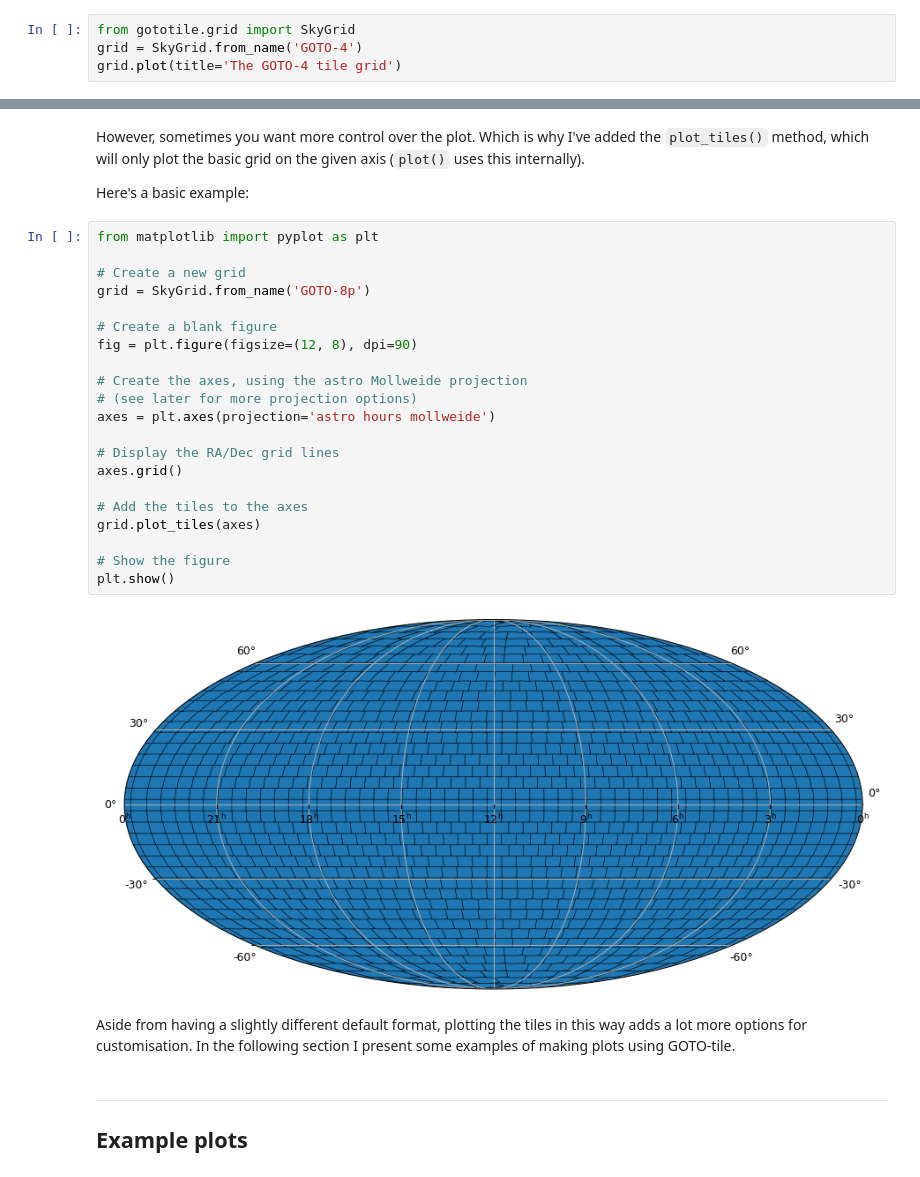
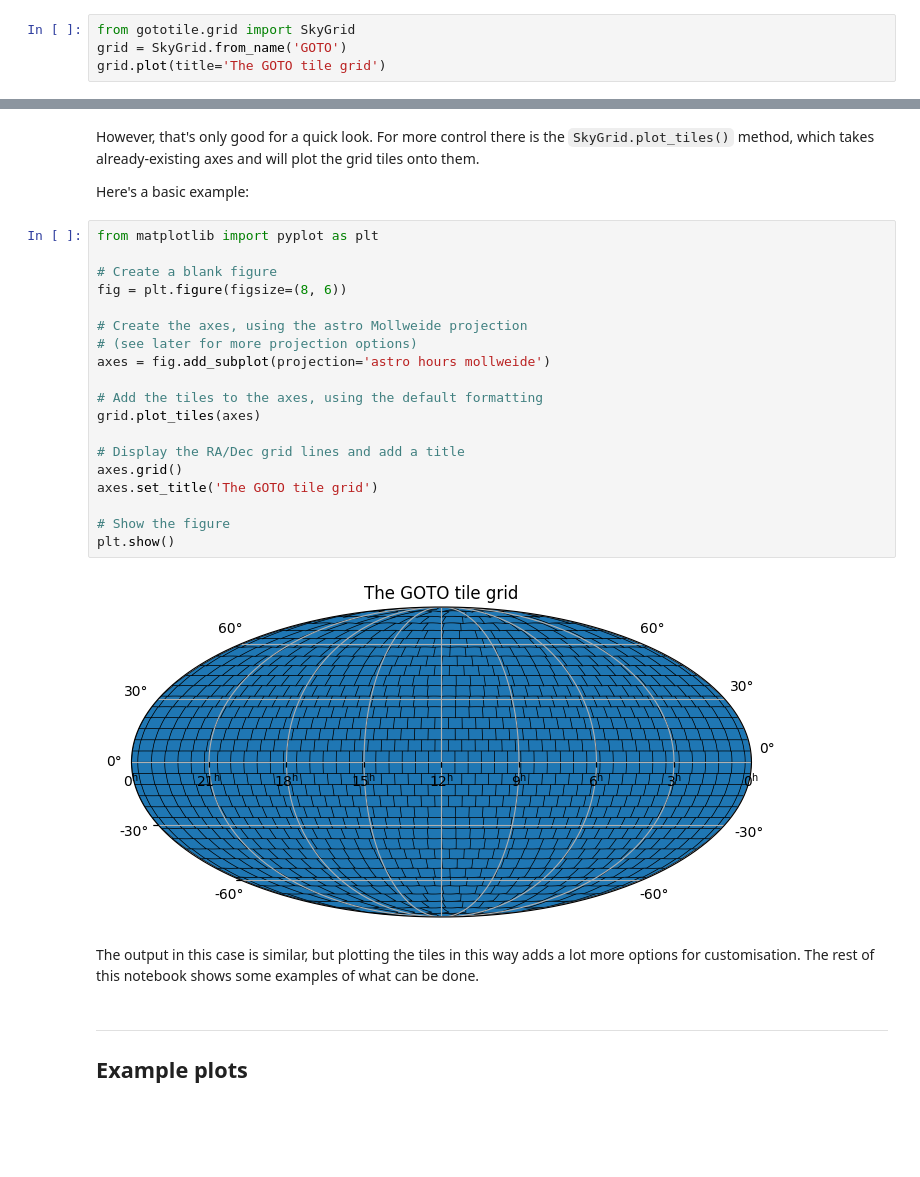
Before and after one commit to GOTO-OBS/goto-tile, a Jupyter notebook: docs/plot.ipynb, the cells around one changed output, grey strips where cells are left out. Cells and saved outputs as stored; diff of their text form; blank space fills up the shorter version.

```diff
--- a/docs/plot.ipynb
+++ b/docs/plot.ipynb
@@ -7,6 +4,6 @@
 The `gototile.grid.SkyGrid` class has a `plot()` method, which is a simple way to output a plot and has many formatting options.
 # %%
 from gototile.grid import SkyGrid
-grid = SkyGrid.from_name('GOTO-4')
-grid.plot(title='The GOTO-4 tile grid')
+grid = SkyGrid.from_name('GOTO')
+grid.plot(title='The GOTO tile grid')
 # %% [output]
@@ -14,32 +11,30 @@ grid.plot(title='The GOTO-4 tile grid')
-# %% [markdown]
-However, sometimes you want more control over the plot. Which is why I've added the `plot_tiles()` method, which will only plot the basic grid on the given axis (`plot()` uses this internally).
-
-Here's a basic example:
+# %% [markdown]
+However, that's only good for a quick look. For more control there is the `SkyGrid.plot_tiles()` method, which takes already-existing axes and will plot the grid tiles onto them.
+
+Here's a basic example:
 # %%
 from matplotlib import pyplot as plt
 
-# Create a new grid
-grid = SkyGrid.from_name('GOTO-8p')
-
 # Create a blank figure
-fig = plt.figure(figsize=(12, 8), dpi=90)
+fig = plt.figure(figsize=(8, 6))
 
 # Create the axes, using the astro Mollweide projection
 # (see later for more projection options)
-axes = plt.axes(projection='astro hours mollweide')
+axes = fig.add_subplot(projection='astro hours mollweide')
 
-# Display the RA/Dec grid lines
+# Add the tiles to the axes, using the default formatting
+grid.plot_tiles(axes)
+
+# Display the RA/Dec grid lines and add a title
 axes.grid()
-
-# Add the tiles to the axes
-grid.plot_tiles(axes)
+axes.set_title('The GOTO tile grid')
 
 # Show the figure
 plt.show()
 # %% [output]
-[figure, old version]
+[figure, new version]
 # %% [markdown]
-Aside from having a slightly different default format, plotting the tiles in this way adds a lot more options for customisation. In the following section I present some examples of making plots using GOTO-tile.
+The output in this case is similar, but plotting the tiles in this way adds a lot more options for customisation. The rest of this notebook shows some examples of what can be done.
 # %% [markdown]
 ---
 ## Example plots
```
Also changed, not shown: parts of 37 cells of this notebook, 2 other files.
